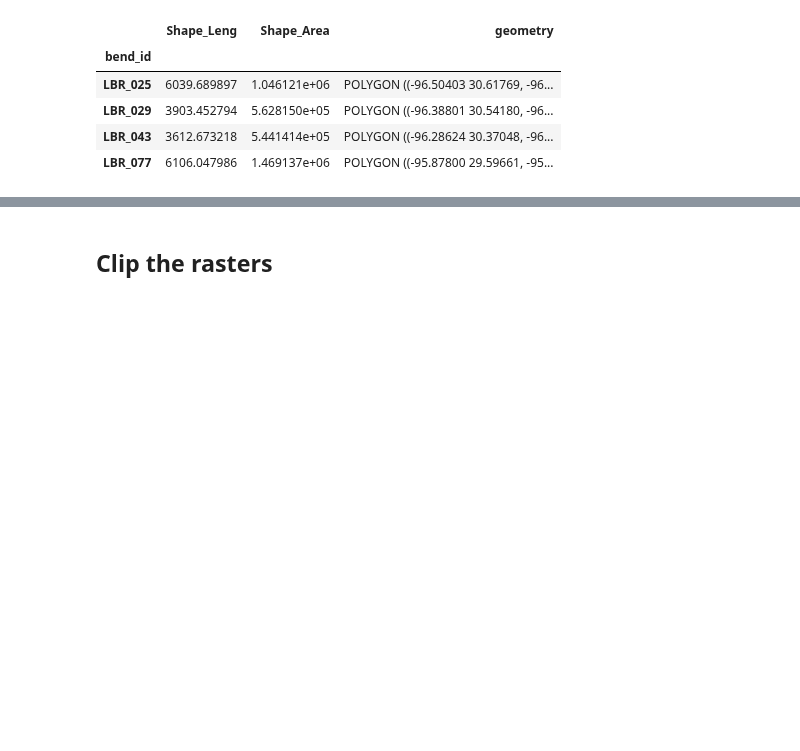
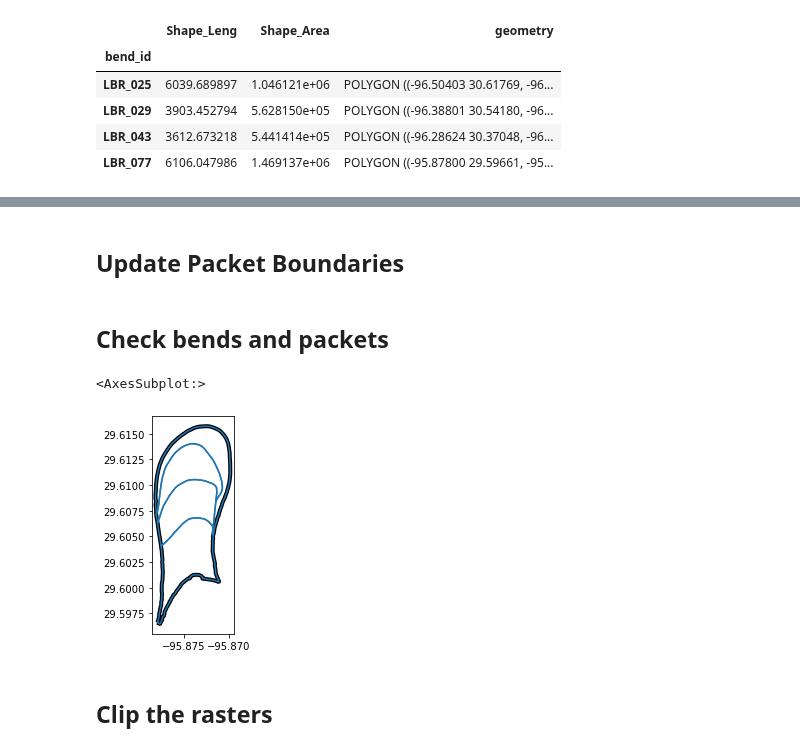
Before and after one commit to tamu-edu/scrollstats, a Jupyter notebook: UpdateGeometries.ipynb, the cells around one changed output, grey strips where cells are left out. Drawn from its saved outputs; the diff is of its cells as text; code cells hidden in the pictures; blank space fills up the shorter version.

```diff
--- a/UpdateGeometries.ipynb
+++ b/UpdateGeometries.ipynb
@@ -32,3 +32,6 @@ raster_paths = {"LBR_025":{
                     "dem":"/Users/avan/FLUD/BrazosScrolls/data/strick/raster/dem/m5_merged_clipped.tif",
                     "bin":"/Users/avan/FLUD/BrazosScrolls/data/strick/raster/agreement/m5_merged_agreement_15px_clip_binclass_dn_Buff0m_SmFt035m_ET80p.tif"
                 }}
+
+bend_ids = ["LBR_025", "LBR_029", "LBR_043", "LBR_077"]
+db_engine = BendDataset("LBR_025").db_engine
@@ -69,0 +68,2 @@ Update the packet boundaries
+# %% [markdown]
+## Update Packet Boundaries
@@ -70,3 +85,17 @@ Update the packet boundaries
+# %% [markdown]
+## Check bends and packets
+# %%
+bend_id = bend_ids[3]
+
+ds = BendDataset(bend_id)
+bend = ds.get_bend()
+packets = ds.get_packets()
+
+ax = bend.boundary.plot(color="k", lw=4)
+packets.boundary.plot(ax=ax)
+# %% [output]
+<AxesSubplot:>
+[figure, added]
 # %% [markdown]
 ## Clip the rasters
 # %%
```
Also changed, not shown: parts of 16 cells of this notebook.
